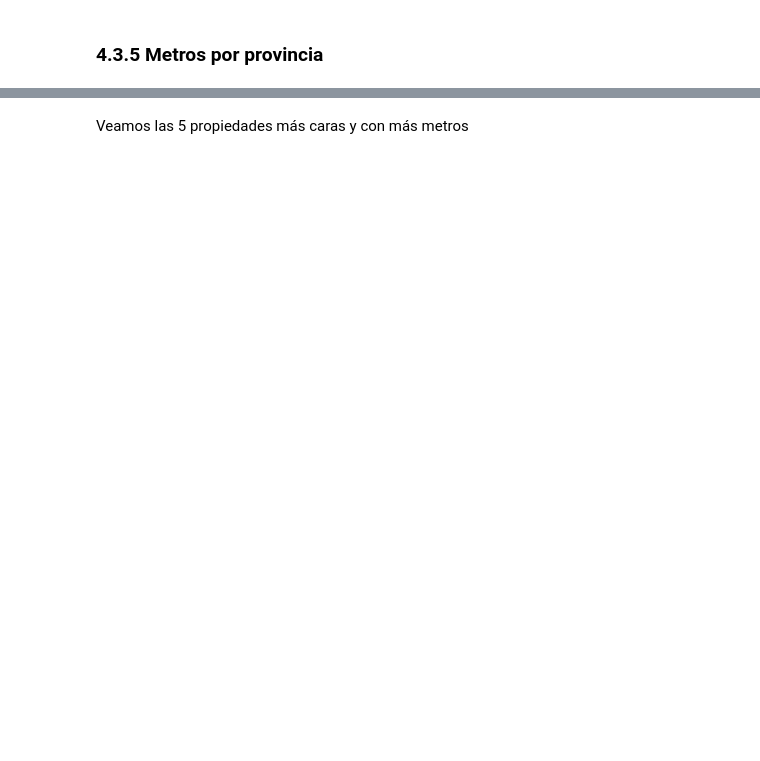
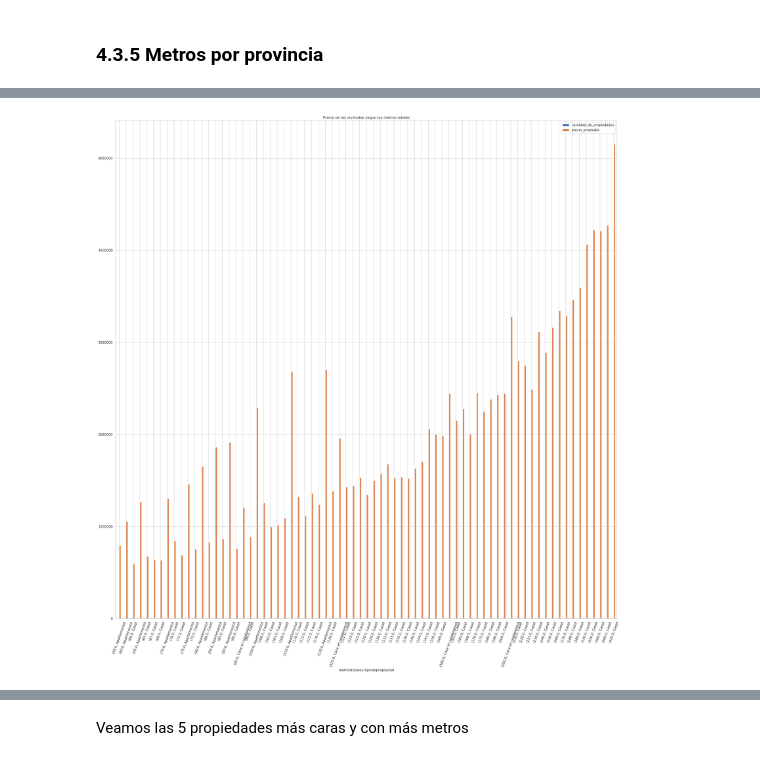
Before and after one commit to tomasSabao/TP1-OrganizacionDeDatos, a Jupyter notebook: TP1.ipynb, the cells around one changed output, grey strips where cells are left out. Cells and saved outputs as stored; diff of their text form; code cells hidden in the pictures; blank space fills up the shorter version.

```diff
--- a/TP1.ipynb
+++ b/TP1.ipynb
@@ -269,0 +564,4 @@ df.groupby('provincia').agg({'precio': 'mean'})\
+# %%
+comercios=['Local Comercial','Oficina comercial','Bodega comercial','Terreno comercial']
+industrias=['Inmuebles productivos urbanos', 'Nave industrial','Terreno industrial','Casa uso de suelo']
+viviendas = ['Casa','Apartamento', 'Casa en condominio', 'Quinta Vacacional', 'Duplex','Departamento Compartido','Hospedaje']
@@ -269,0 +656,12 @@ df.groupby('provincia').agg({'precio': 'mean'})\
+# %%
+#viviendas = ['Casa','Apartamento', 'Casa en condominio', 'Quinta Vacacional', 'Duplex','Casa uso de suelo','Departamento Compartido','Hospedaje']
+
+df_viviendas = df.loc[df.tipodepropiedad.isin(viviendas)]\
+.groupby(['metrostotales','tipodepropiedad'])['precio'].agg(['size','mean'])
+
+#df_viviendas = df.loc[df.tipodepropiedad.isin(viviendas)].groupby('metrostotales')['precio']\
+#.agg(['size','mean'])
+
+df_viviendas.columns = ['cantidad_de_propiedades','precio_promedio']
+df_viviendas = df_viviendas.loc[(df_viviendas.cantidad_de_propiedades>400)] #cambiar el numero para filtrar
+df_viviendas.sort_values('precio_promedio', ascending=False)
@@ -269,0 +688,6 @@ df.groupby('provincia').agg({'precio': 'mean'})\
+# %%
+df_viviendas.plot(kind='bar', figsize=(30, 30), rot=70,
+                                       title="Precio de las viviendas segun los metros totales");
+#Feo pero no hay nada mejor por ahora
+# %% [output]
+[figure, added]
```
Also changed, not shown: parts of 95 cells of this notebook.
